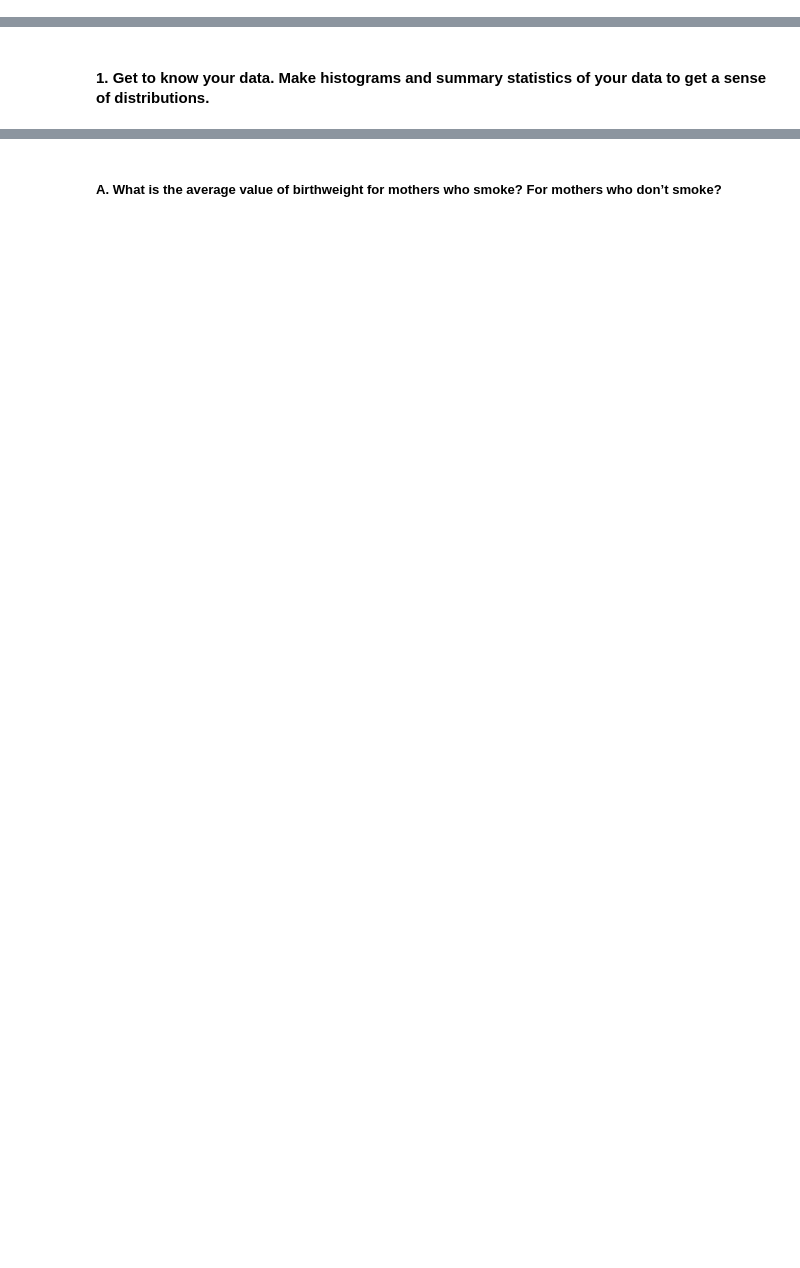
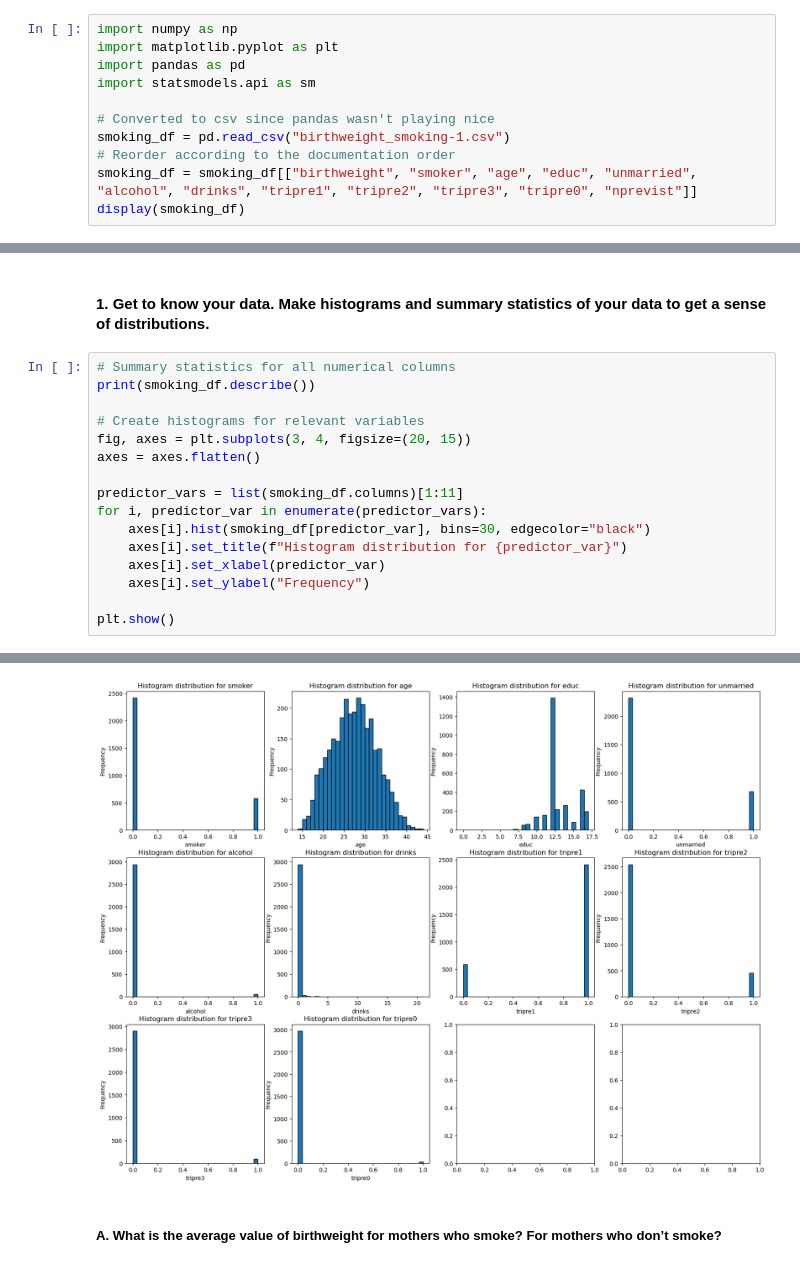
Before and after one commit to michaelghuang19/EN.625.603.84, a Jupyter notebook: Problem Set 8/birthweight_smoking/birthweight_smoking.ipynb, the cells around one changed output, grey strips where cells are left out. Cells and saved outputs as stored; diff of their text form; blank space fills up the shorter version.

```diff
--- a/Problem Set 8/birthweight_smoking/birthweight_smoking.ipynb
+++ b/Problem Set 8/birthweight_smoking/birthweight_smoking.ipynb
@@ -2,0 +5,11 @@
+# %%
+import numpy as np
+import matplotlib.pyplot as plt
+import pandas as pd
+import statsmodels.api as sm
+
+# Converted to csv since pandas wasn't playing nice
+smoking_df = pd.read_csv("birthweight_smoking-1.csv")
+# Reorder according to the documentation order
+smoking_df = smoking_df[["birthweight", "smoker", "age", "educ", "unmarried", "alcohol", "drinks", "tripre1", "tripre2", "tripre3", "tripre0", "nprevist"]]
+display(smoking_df)
@@ -3,2 +30,19 @@
 # %% [markdown]
 #### 1. Get to know your data. Make histograms and summary statistics of your data to get a sense of distributions.
+# %%
+# Summary statistics for all numerical columns
+print(smoking_df.describe())
+
+# Create histograms for relevant variables
+fig, axes = plt.subplots(3, 4, figsize=(20, 15))
+axes = axes.flatten()
+
+predictor_vars = list(smoking_df.columns)[1:11]
+for i, predictor_var in enumerate(predictor_vars):
+    axes[i].hist(smoking_df[predictor_var], bins=30, edgecolor="black")
+    axes[i].set_title(f"Histogram distribution for {predictor_var}")
+    axes[i].set_xlabel(predictor_var)
+    axes[i].set_ylabel("Frequency")
+
+plt.show()
+# %% [output]
@@ -5,2 +66,3 @@
+[figure, added]
 # %% [markdown]
 ##### A. What is the average value of birthweight for mothers who smoke? For mothers who don’t smoke?
```
Also changed, not shown: parts of 26 cells of this notebook, 13 other files.
